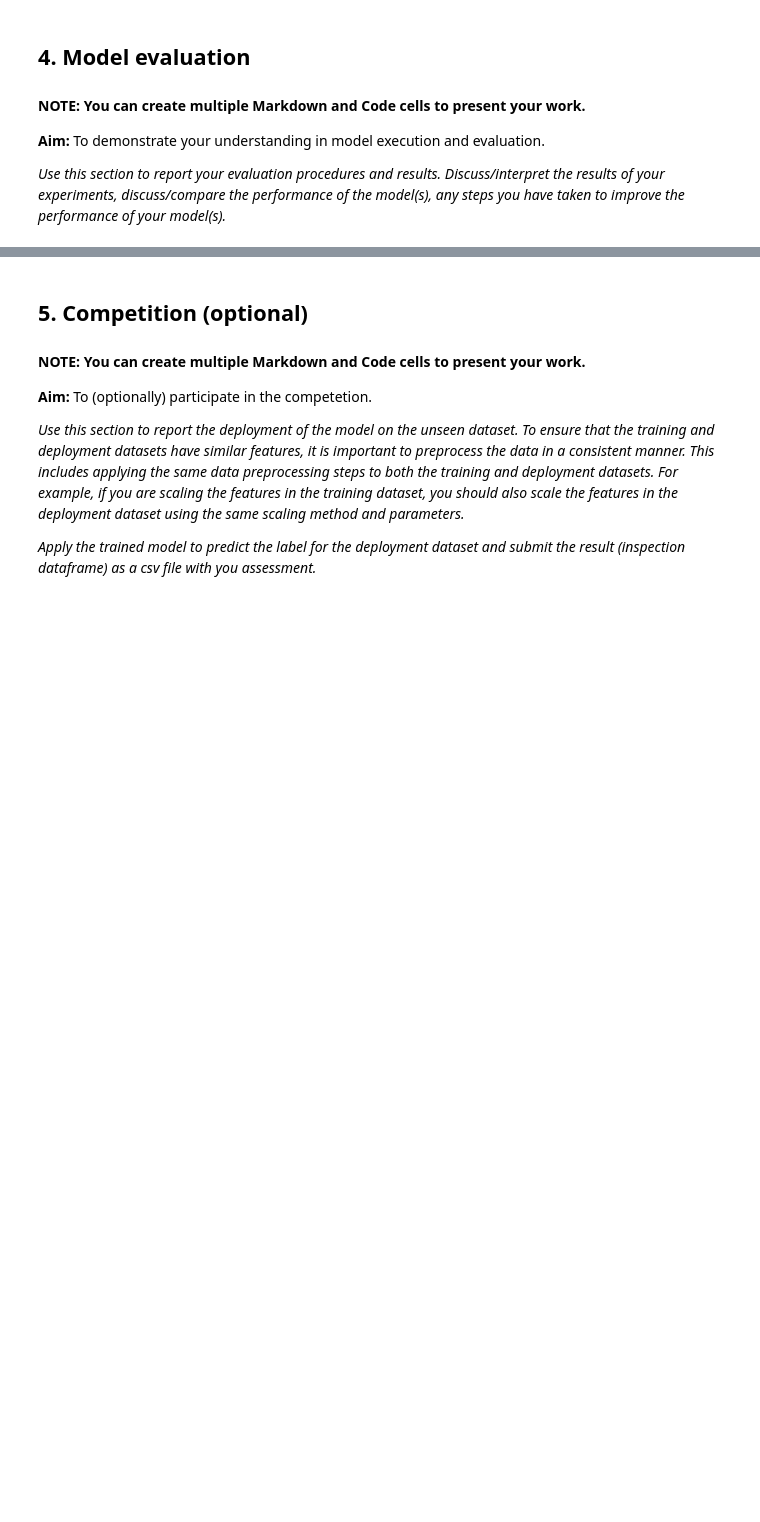
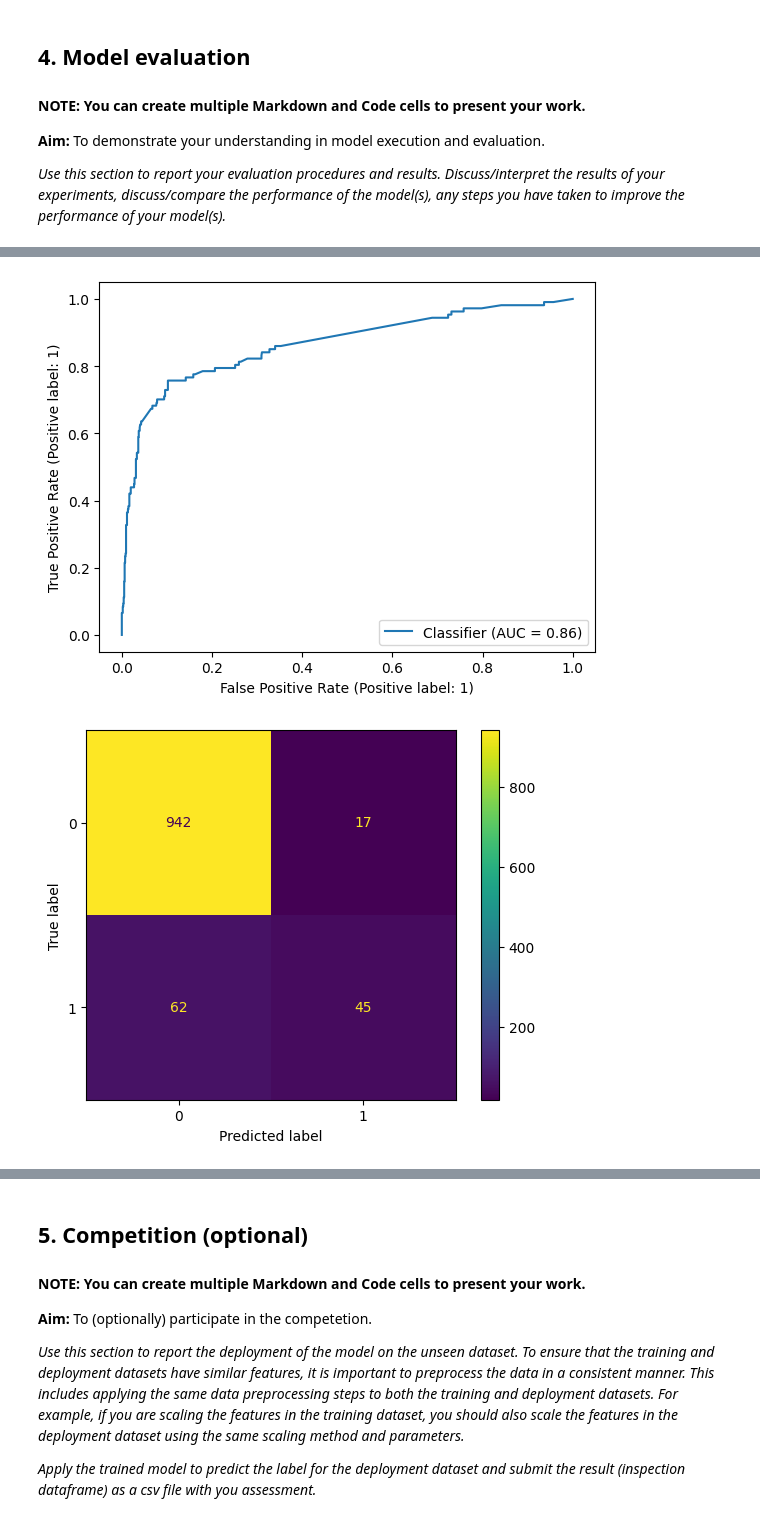
Before and after one commit to ItsSHALINISuresh/ML-in-Business, a Jupyter notebook: MIS710 Assignment/MIS710_A1_Template_T2_2023.ipynb, the cells around one changed output, grey strips where cells are left out. Saved outputs shown, nothing was run; the diff lists cells and outputs as text; code cells hidden in the pictures; blank space fills up the shorter version.

```diff
--- a/MIS710 Assignment/MIS710_A1_Template_T2_2023.ipynb
+++ b/MIS710 Assignment/MIS710_A1_Template_T2_2023.ipynb
@@ -381,7 +381,7 @@ This section may include:
 * How to use trained model to predict labels for training and testing dataset.
 # %%
 #Selecting predictors
-features = ['Commercial%','Industrial%','Parkland%','Lq_Licenses','Intersection','ROAD_TYPE']
+features = ['Commercial%','Industrial%','Parkland%','Lq_Licenses','Intersection','ROAD_TYPE','DWELLING_SEMID_RO_OR_TCE_H_TH_P', 'DWELLING_FLAT_UNIT_APART_PCNT']
 #complete the code below
 X = df[features]
 y = df.Blackspot
@@ -470,0 +522,17 @@ _Use this section to report your evaluation procedures and results.  Discuss/int
+# %%
+# First get the probabilities of the classes on the test set
+probabilities = logreg.predict_proba(X_test)
+# %%
+#Now get the probabilities for the positive class
+y_prob = probabilities[:, 1]
+# %%
+#import classes to display RocCurve and Confusion Matrix, read example from the website and try on your own
+from sklearn.metrics import RocCurveDisplay
+from sklearn.metrics import ConfusionMatrixDisplay
+#complete the code to display RocCurve and Confusion Matrix
+RocCurveDisplay.from_predictions(y_test, y_prob)
+ConfusionMatrixDisplay.from_predictions(y_test, y_pred)
+plt.show()
+# %% [output]
+[figure, added]
+[figure, added]
```
Also changed, not shown: parts of 9 cells of this notebook.
